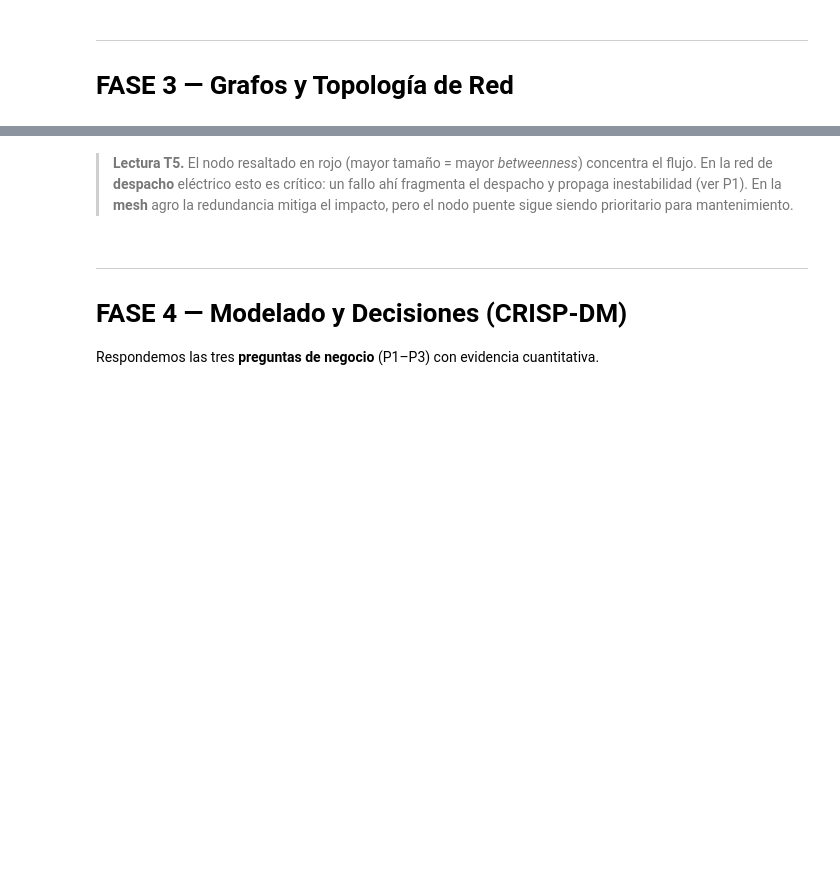
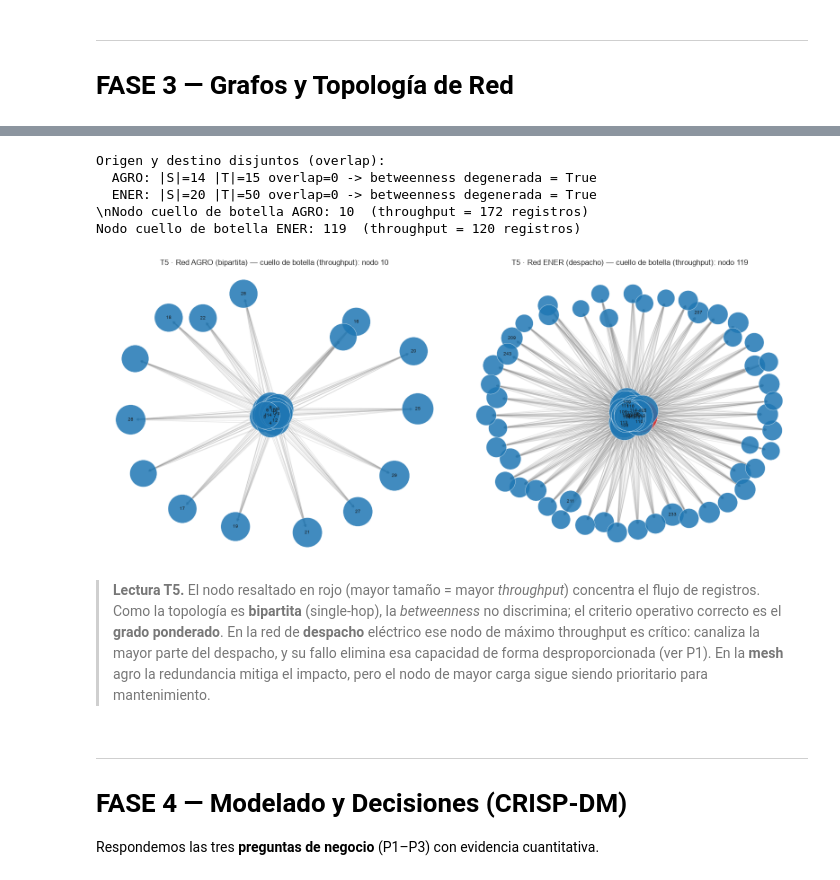
Before and after one commit to santiagovelcasallas/Challenge03_techlogistics-GomezVelez, a Jupyter notebook: notebooks/challenge02_analitica_multidimensional.ipynb, the cells around one changed output, grey strips where cells are left out. Saved outputs shown, nothing was run; the diff lists cells and outputs as text; code cells hidden in the pictures; blank space fills up the shorter version.

```diff
--- a/notebooks/challenge02_analitica_multidimensional.ipynb
+++ b/notebooks/challenge02_analitica_multidimensional.ipynb
@@ -276,15 +388,37 @@ print(f"Nodo cuello de botella ENER: {bn_ener} (betweenness={bv_ener:.4f})")
+# %%
+print("Origen y destino disjuntos (overlap):")
+for name, df in [("AGRO", agro_noise), ("ENER", ener_noise)]:
+    s = set(df["Source_Node"].astype(int)); t = set(df["Target_Node"].astype(int))
+    print(f"  {name}: |S|={len(s)} |T|={len(t)} overlap={len(s & t)} "
+          f"-> betweenness degenerada = {graph_utils.is_betweenness_degenerate(G_ener if name=='ENER' else G_agro)}")
+
+bn_agro, bv_agro, method_agro = graph_utils.bottleneck_node(G_agro)
+bn_ener, bv_ener, method_ener = graph_utils.bottleneck_node(G_ener)
+print(f"\\nNodo cuello de botella AGRO: {bn_agro}  ({method_agro} = {bv_agro:.0f} registros)")
+print(f"Nodo cuello de botella ENER: {bn_ener}  ({method_ener} = {bv_ener:.0f} registros)")
+# %% [output]
+Origen y destino disjuntos (overlap):
+  AGRO: |S|=14 |T|=15 overlap=0 -> betweenness degenerada = True
+  ENER: |S|=20 |T|=50 overlap=0 -> betweenness degenerada = True
+\nNodo cuello de botella AGRO: 10  (throughput = 172 registros)
+Nodo cuello de botella ENER: 119  (throughput = 120 registros)
 # %%
 fig, ax = plt.subplots(1, 2, figsize=(16, 7))
 viz_utils.draw_directed_graph(G_agro, bottleneck=bn_agro,
-    title=f"T5 · Red AGRO (mesh) — cuello de botella: nodo {bn_agro}", ax=ax[0])
+    title=f"T5 · Red AGRO (bipartita) — cuello de botella (throughput): nodo {bn_agro}", ax=ax[0])
 viz_utils.draw_directed_graph(G_ener, bottleneck=bn_ener,
-    title=f"T5 · Red ENER (despacho) — cuello de botella: nodo {bn_ener}", ax=ax[1])
+    title=f"T5 · Red ENER (despacho) — cuello de botella (throughput): nodo {bn_ener}", ax=ax[1])
 fig.tight_layout(); viz_utils.savefig(FIGS / "t5_grafos_betweenness.png"); plt.show()
+# %% [output]
+[figure, added]
 # %% [markdown]
-> **Lectura T5.** El nodo resaltado en rojo (mayor tamaño = mayor *betweenness*) concentra
-> el flujo. En la red de **despacho** eléctrico esto es crítico: un fallo ahí fragmenta el
-> despacho y propaga inestabilidad (ver P1). En la **mesh** agro la redundancia mitiga el
-> impacto, pero el nodo puente sigue siendo prioritario para mantenimiento.
+> **Lectura T5.** El nodo resaltado en rojo (mayor tamaño = mayor *throughput*) concentra el
+> flujo de registros. Como la topología es **bipartita** (single-hop), la *betweenness* no
+> discrimina; el criterio operativo correcto es el **grado ponderado**. En la red de
+> **despacho** eléctrico ese nodo de máximo throughput es crítico: canaliza la mayor parte
+> del despacho, y su fallo elimina esa capacidad de forma desproporcionada (ver P1). En la
+> **mesh** agro la redundancia mitiga el impacto, pero el nodo de mayor carga sigue siendo
+> prioritario para mantenimiento.
 # %% [markdown]
 ---
 # FASE 4 — Modelado y Decisiones (CRISP-DM)
```
Also changed, not shown: parts of 26 cells of this notebook, 1 other file.
